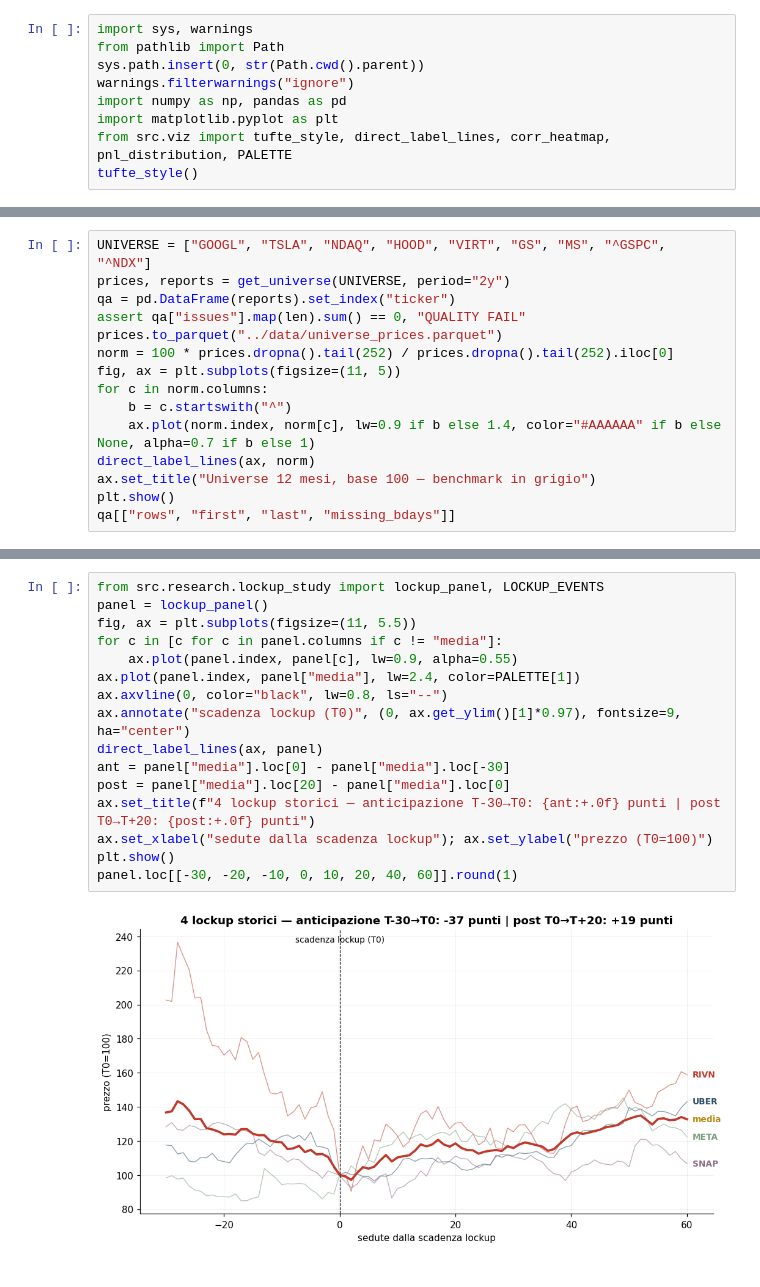
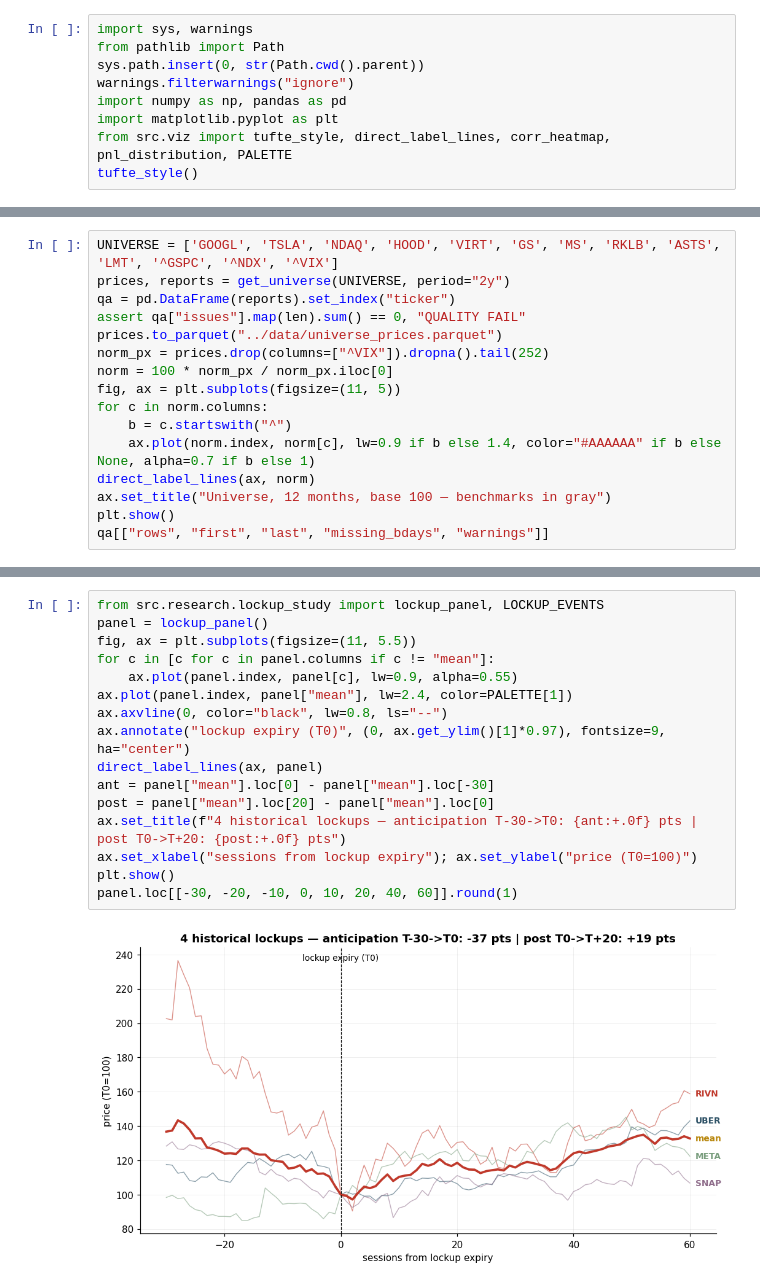
Before and after one commit to Mark2Mac/spcx-ipo-strategy-2026, a Jupyter notebook: notebooks/00_master_report.ipynb, the cells around one changed output, grey strips where cells are left out. Drawn from its saved outputs; the diff is of its cells as text.

```diff
--- a/notebooks/00_master_report.ipynb
+++ b/notebooks/00_master_report.ipynb
@@ -63,16 +70,17 @@ hc
 # %%
-UNIVERSE = ["GOOGL", "TSLA", "NDAQ", "HOOD", "VIRT", "GS", "MS", "^GSPC", "^NDX"]
+UNIVERSE = ['GOOGL', 'TSLA', 'NDAQ', 'HOOD', 'VIRT', 'GS', 'MS', 'RKLB', 'ASTS', 'LMT', '^GSPC', '^NDX', '^VIX']
 prices, reports = get_universe(UNIVERSE, period="2y")
 qa = pd.DataFrame(reports).set_index("ticker")
 assert qa["issues"].map(len).sum() == 0, "QUALITY FAIL"
 prices.to_parquet("../data/universe_prices.parquet")
-norm = 100 * prices.dropna().tail(252) / prices.dropna().tail(252).iloc[0]
+norm_px = prices.drop(columns=["^VIX"]).dropna().tail(252)
+norm = 100 * norm_px / norm_px.iloc[0]
 fig, ax = plt.subplots(figsize=(11, 5))
 for c in norm.columns:
     b = c.startswith("^")
     ax.plot(norm.index, norm[c], lw=0.9 if b else 1.4, color="#AAAAAA" if b else None, alpha=0.7 if b else 1)
 direct_label_lines(ax, norm)
-ax.set_title("Universe 12 mesi, base 100 — benchmark in grigio")
+ax.set_title("Universe, 12 months, base 100 — benchmarks in gray")
 plt.show()
-qa[["rows", "first", "last", "missing_bdays"]]
+qa[["rows", "first", "last", "missing_bdays", "warnings"]]
 # %% [output]
@@ -174,18 +221,18 @@ UBER (nov 2019), RIVN (mag 2022), META (nov 2012), SNAP (lug 2017): prezzo norma
 # %%
 from src.research.lockup_study import lockup_panel, LOCKUP_EVENTS
 panel = lockup_panel()
 fig, ax = plt.subplots(figsize=(11, 5.5))
-for c in [c for c in panel.columns if c != "media"]:
+for c in [c for c in panel.columns if c != "mean"]:
     ax.plot(panel.index, panel[c], lw=0.9, alpha=0.55)
-ax.plot(panel.index, panel["media"], lw=2.4, color=PALETTE[1])
+ax.plot(panel.index, panel["mean"], lw=2.4, color=PALETTE[1])
 ax.axvline(0, color="black", lw=0.8, ls="--")
-ax.annotate("scadenza lockup (T0)", (0, ax.get_ylim()[1]*0.97), fontsize=9, ha="center")
+ax.annotate("lockup expiry (T0)", (0, ax.get_ylim()[1]*0.97), fontsize=9, ha="center")
 direct_label_lines(ax, panel)
-ant = panel["media"].loc[0] - panel["media"].loc[-30]
-post = panel["media"].loc[20] - panel["media"].loc[0]
-ax.set_title(f"4 lockup storici — anticipazione T-30→T0: {ant:+.0f} punti | post T0→T+20: {post:+.0f} punti")
-ax.set_xlabel("sedute dalla scadenza lockup"); ax.set_ylabel("prezzo (T0=100)")
+ant = panel["mean"].loc[0] - panel["mean"].loc[-30]
+post = panel["mean"].loc[20] - panel["mean"].loc[0]
+ax.set_title(f"4 historical lockups — anticipation T-30->T0: {ant:+.0f} pts | post T0->T+20: {post:+.0f} pts")
+ax.set_xlabel("sessions from lockup expiry"); ax.set_ylabel("price (T0=100)")
 plt.show()
 panel.loc[[-30, -20, -10, 0, 10, 20, 40, 60]].round(1)
 # %% [output]
-[figure, old version]
+[figure, new version]
```
Also changed, not shown: parts of 28 cells of this notebook, 51 other files.
